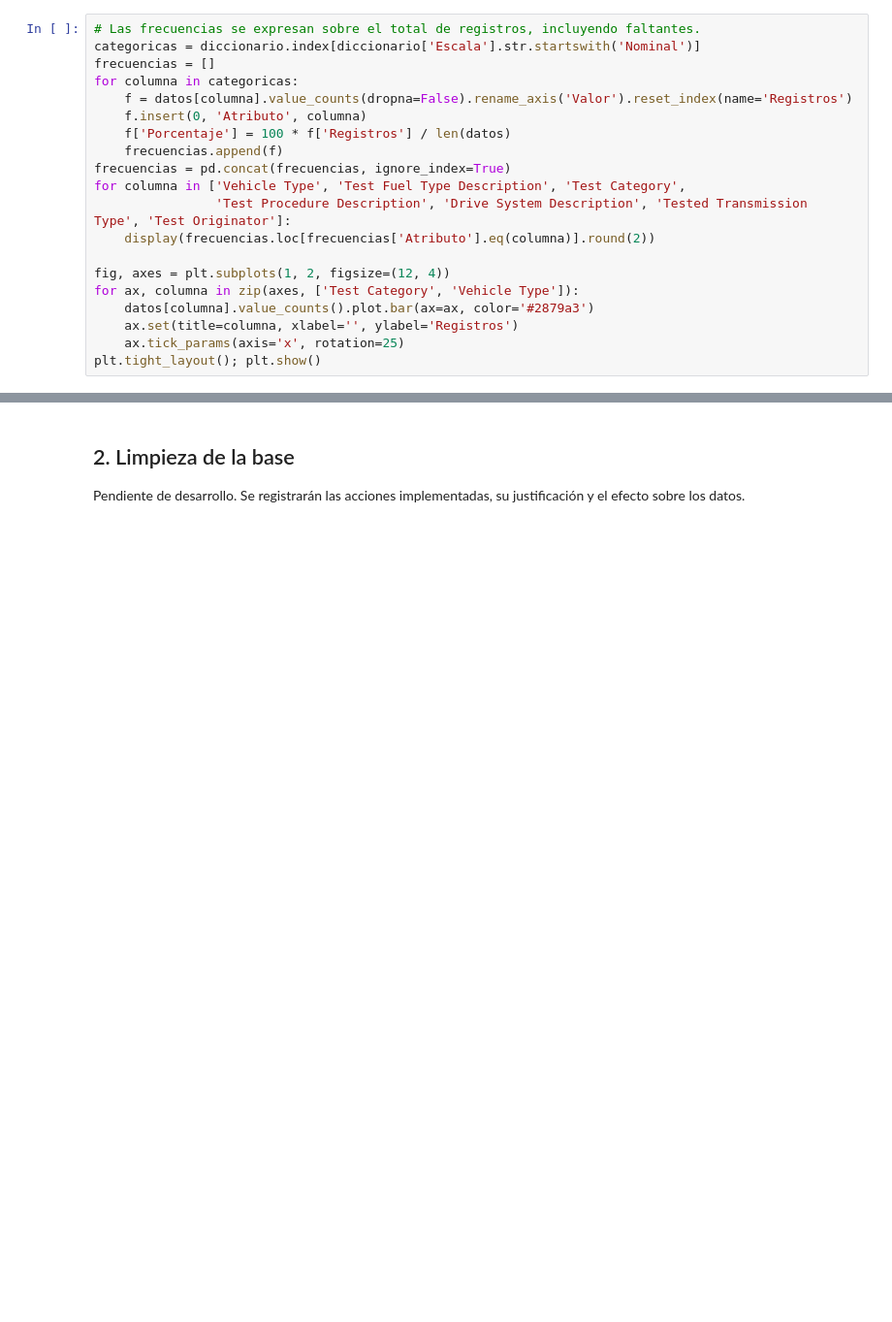
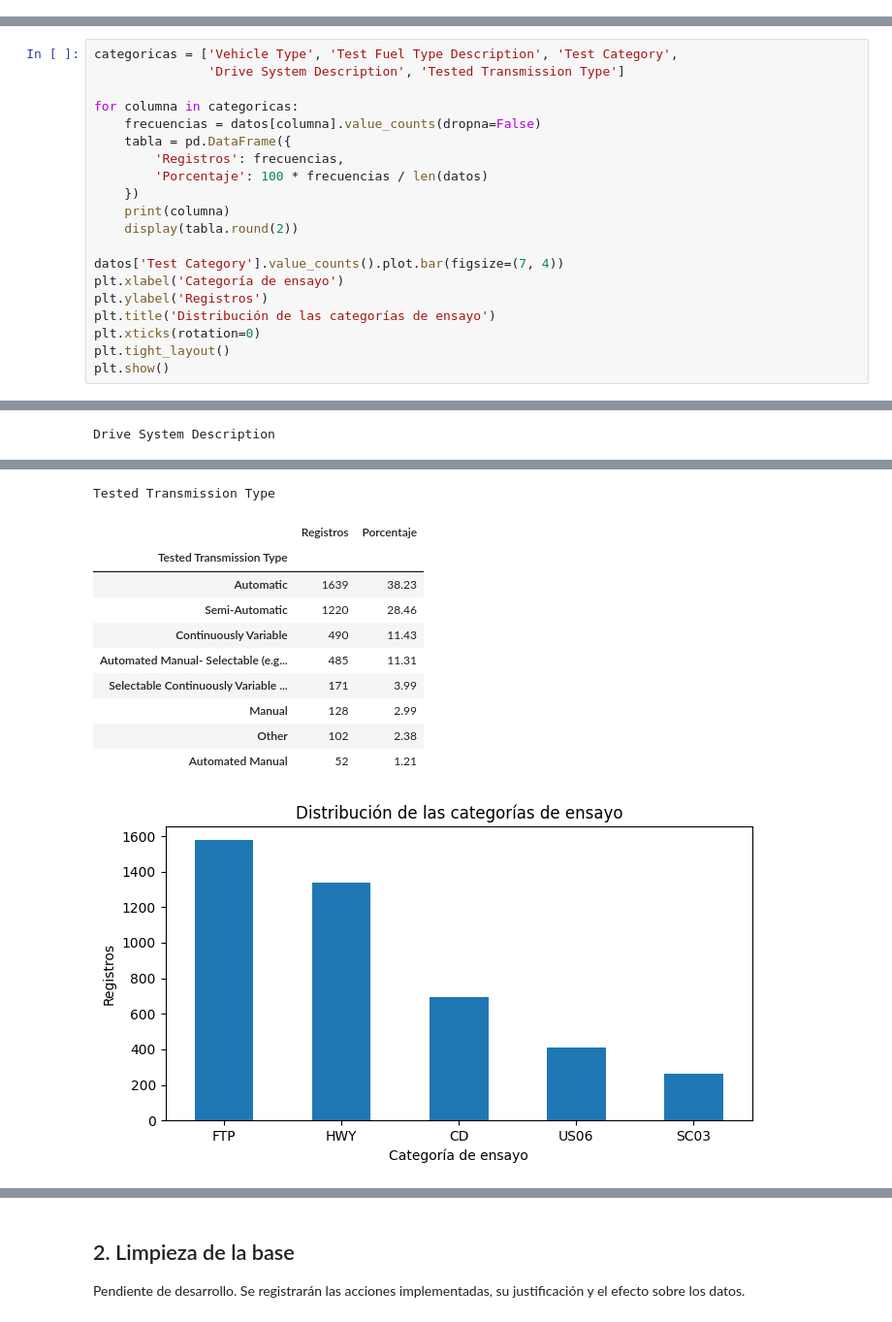
Before and after one commit to rodrigo1git/TPE-Fundamentos-de-Ciencia-de-Datos, a Jupyter notebook: TPE.ipynb, the cells around one changed output, grey strips where cells are left out. Shown at 97% size. Cells and saved outputs as stored; diff of their text form; blank space fills up the shorter version.

```diff
--- a/TPE.ipynb
+++ b/TPE.ipynb
@@ -166,20 +0,0 @@ Atributos constantes entre los valores observados:
-# %%
-# Las frecuencias se expresan sobre el total de registros, incluyendo faltantes.
-categoricas = diccionario.index[diccionario['Escala'].str.startswith('Nominal')]
-frecuencias = []
-for columna in categoricas:
-    f = datos[columna].value_counts(dropna=False).rename_axis('Valor').reset_index(name='Registros')
-    f.insert(0, 'Atributo', columna)
-    f['Porcentaje'] = 100 * f['Registros'] / len(datos)
-    frecuencias.append(f)
-frecuencias = pd.concat(frecuencias, ignore_index=True)
-for columna in ['Vehicle Type', 'Test Fuel Type Description', 'Test Category',
-                'Test Procedure Description', 'Drive System Description', 'Tested Transmission Type', 'Test Originator']:
-    display(frecuencias.loc[frecuencias['Atributo'].eq(columna)].round(2))
-
-fig, axes = plt.subplots(1, 2, figsize=(12, 4))
-for ax, columna in zip(axes, ['Test Category', 'Vehicle Type']):
-    datos[columna].value_counts().plot.bar(ax=ax, color='#2879a3')
-    ax.set(title=columna, xlabel='', ylabel='Registros')
-    ax.tick_params(axis='x', rotation=25)
-plt.tight_layout(); plt.show()
@@ -573,0 +99,21 @@ El inciso deja un diagnóstico y una lista concreta de aspectos para investigar.
+# %%
+categoricas = ['Vehicle Type', 'Test Fuel Type Description', 'Test Category',
+               'Drive System Description', 'Tested Transmission Type']
+
+for columna in categoricas:
+    frecuencias = datos[columna].value_counts(dropna=False)
+    tabla = pd.DataFrame({
+        'Registros': frecuencias,
+        'Porcentaje': 100 * frecuencias / len(datos)
+    })
+    print(columna)
+    display(tabla.round(2))
+
+datos['Test Category'].value_counts().plot.bar(figsize=(7, 4))
+plt.xlabel('Categoría de ensayo')
+plt.ylabel('Registros')
+plt.title('Distribución de las categorías de ensayo')
+plt.xticks(rotation=0)
+plt.tight_layout()
+plt.show()
+# %% [output]
@@ -573,0 +148 @@ El inciso deja un diagnóstico y una lista concreta de aspectos para investigar.
+Drive System Description
@@ -573,0 +156,12 @@ El inciso deja un diagnóstico y una lista concreta de aspectos para investigar.
+Tested Transmission Type
+|  | Registros | Porcentaje |
+| Tested Transmission Type |  |  |
+| Automatic | 1639 | 38.23 |
+| Semi-Automatic | 1220 | 28.46 |
+| Continuously Variable | 490 | 11.43 |
+| Automated Manual- Selectable (e.g... | 485 | 11.31 |
+| Selectable Continuously Variable ... | 171 | 3.99 |
+| Manual | 128 | 2.99 |
+| Other | 102 | 2.38 |
+| Automated Manual | 52 | 1.21 |
+[figure, added]
```
Also changed, not shown: parts of 42 cells of this notebook, 1 other file.
